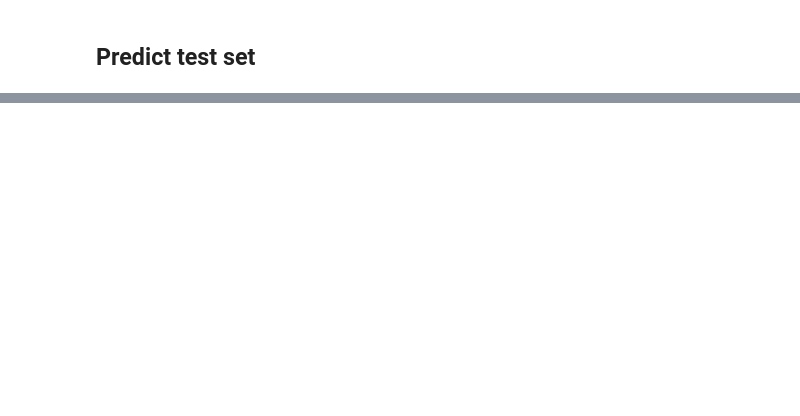
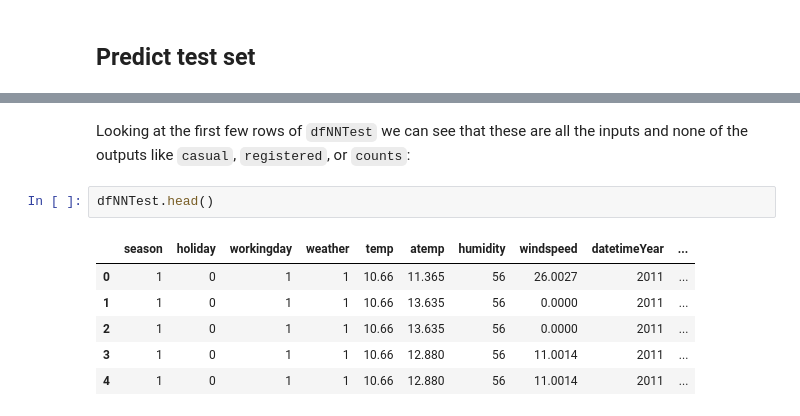
Before and after one commit to atticusmatticus/fastai_files, a Jupyter notebook: 09_bike_sharing_model-2.ipynb, the cells around one changed output, grey strips where cells are left out. Saved outputs shown, nothing was run; the diff lists cells and outputs as text; blank space fills up the shorter version.

```diff
--- a/09_bike_sharing_model-2.ipynb
+++ b/09_bike_sharing_model-2.ipynb
@@ -1457,0 +1498,11 @@ test
+# %% [markdown]
+Looking at the first few rows of `dfNNTest` we can see that these are all the inputs and none of the outputs like `casual`, `registered`, or `counts`:
+# %%
+dfNNTest.head()
+# %% [output]
+|  | season | holiday | workingday | weather | temp | atemp | humidity | windspeed | datetimeYear | ... |
+| 0 | 1 | 0 | 1 | 1 | 10.66 | 11.365 | 56 | 26.0027 | 2011 | ... |
+| 1 | 1 | 0 | 1 | 1 | 10.66 | 13.635 | 56 | 0.0000 | 2011 | ... |
+| 2 | 1 | 0 | 1 | 1 | 10.66 | 13.635 | 56 | 0.0000 | 2011 | ... |
+| 3 | 1 | 0 | 1 | 1 | 10.66 | 12.880 | 56 | 11.0014 | 2011 | ... |
+| 4 | 1 | 0 | 1 | 1 | 10.66 | 12.880 | 56 | 11.0014 | 2011 | ... |
```
Also changed, not shown: parts of 28 cells of this notebook.
